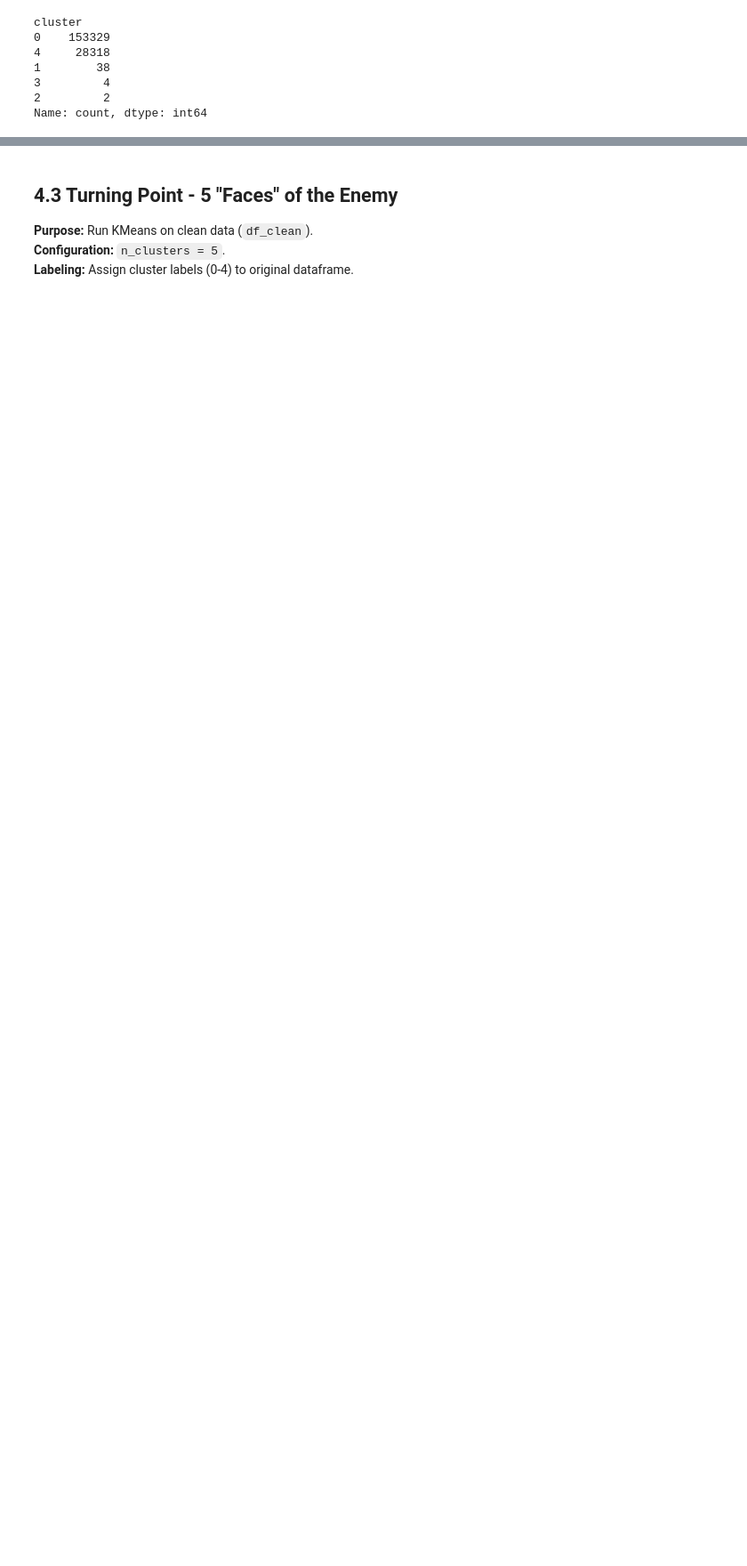
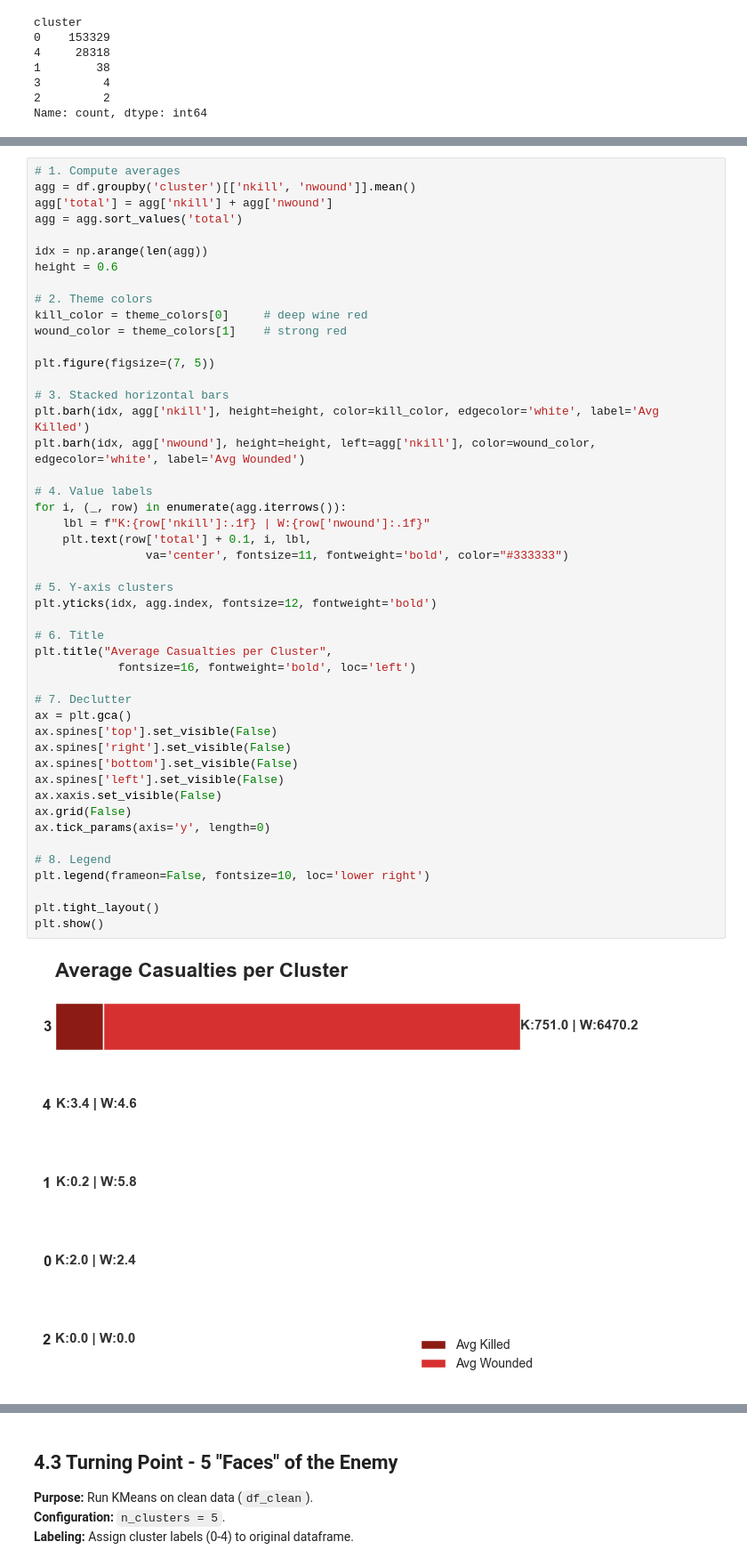
Before and after one commit to thutrang147/global-terrorism-analysis, a Jupyter notebook: main.ipynb, the cells around one changed output, grey strips where cells are left out. Shown at 89% size. Saved outputs shown, nothing was run; the diff lists cells and outputs as text; blank space fills up the shorter version.

```diff
--- a/main.ipynb
+++ b/main.ipynb
@@ -842 +884,50 @@ Name: count, dtype: int64
+# %%
+# 1. Compute averages
+agg = df.groupby('cluster')[['nkill', 'nwound']].mean()
+agg['total'] = agg['nkill'] + agg['nwound']
+agg = agg.sort_values('total')
+
+idx = np.arange(len(agg))
+height = 0.6
+
+# 2. Theme colors
+kill_color = theme_colors[0]     # deep wine red
+wound_color = theme_colors[1]    # strong red
+
+plt.figure(figsize=(7, 5))
+
+# 3. Stacked horizontal bars
+plt.barh(idx, agg['nkill'], height=height, color=kill_color, edgecolor='white', label='Avg Killed')
+plt.barh(idx, agg['nwound'], height=height, left=agg['nkill'], color=wound_color, edgecolor='white', label='Avg Wounded')
+
+# 4. Value labels
+for i, (_, row) in enumerate(agg.iterrows()):
+    lbl = f"K:{row['nkill']:.1f} | W:{row['nwound']:.1f}"
+    plt.text(row['total'] + 0.1, i, lbl,
+                va='center', fontsize=11, fontweight='bold', color="#333333")
+
+# 5. Y-axis clusters
+plt.yticks(idx, agg.index, fontsize=12, fontweight='bold')
+
+# 6. Title
+plt.title("Average Casualties per Cluster",
+            fontsize=16, fontweight='bold', loc='left')
+
+# 7. Declutter
+ax = plt.gca()
+ax.spines['top'].set_visible(False)
+ax.spines['right'].set_visible(False)
+ax.spines['bottom'].set_visible(False)
+ax.spines['left'].set_visible(False)
+ax.xaxis.set_visible(False)
+ax.grid(False)
+ax.tick_params(axis='y', length=0)
+
+# 8. Legend
+plt.legend(frameon=False, fontsize=10, loc='lower right')
+
+plt.tight_layout()
+plt.show()
+# %% [output]
+[figure, added]
 # %% [markdown]
```
Also changed, not shown: parts of 4 cells of this notebook.
